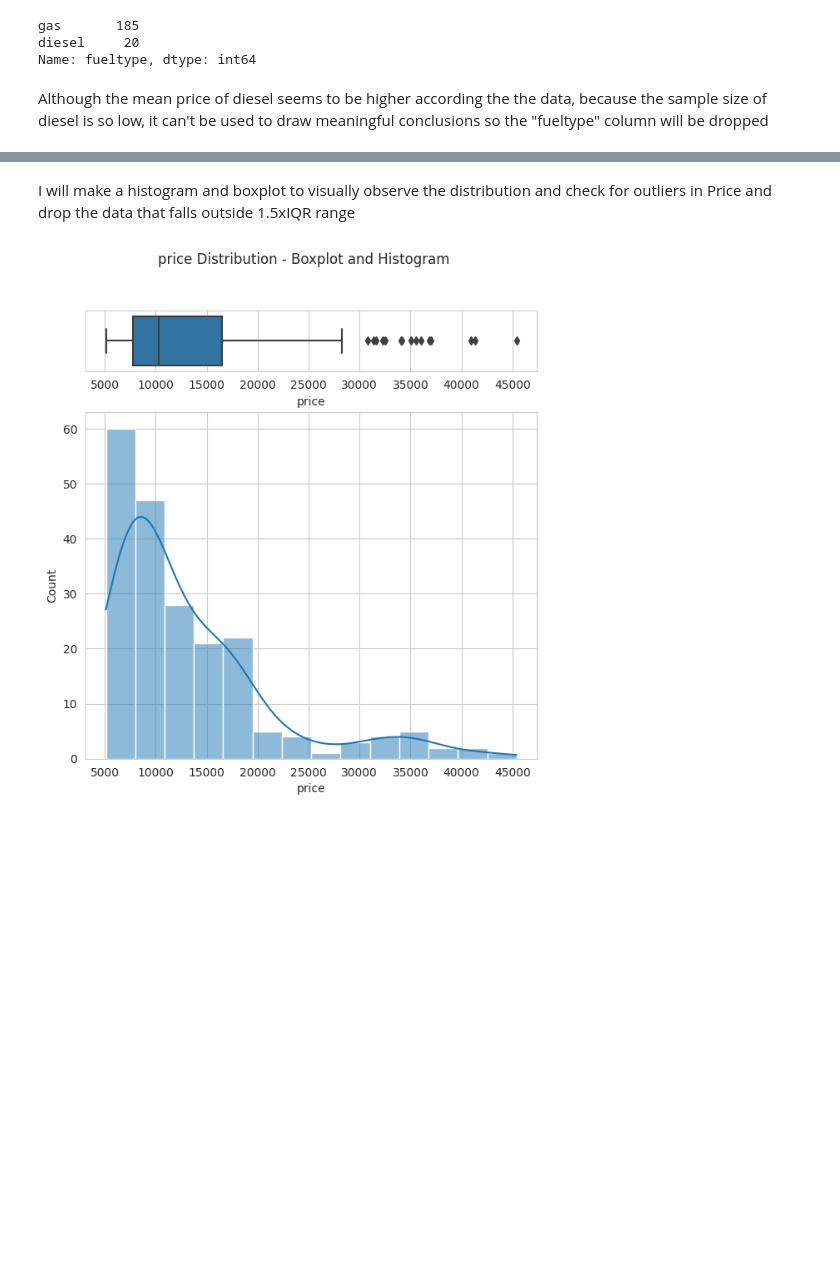
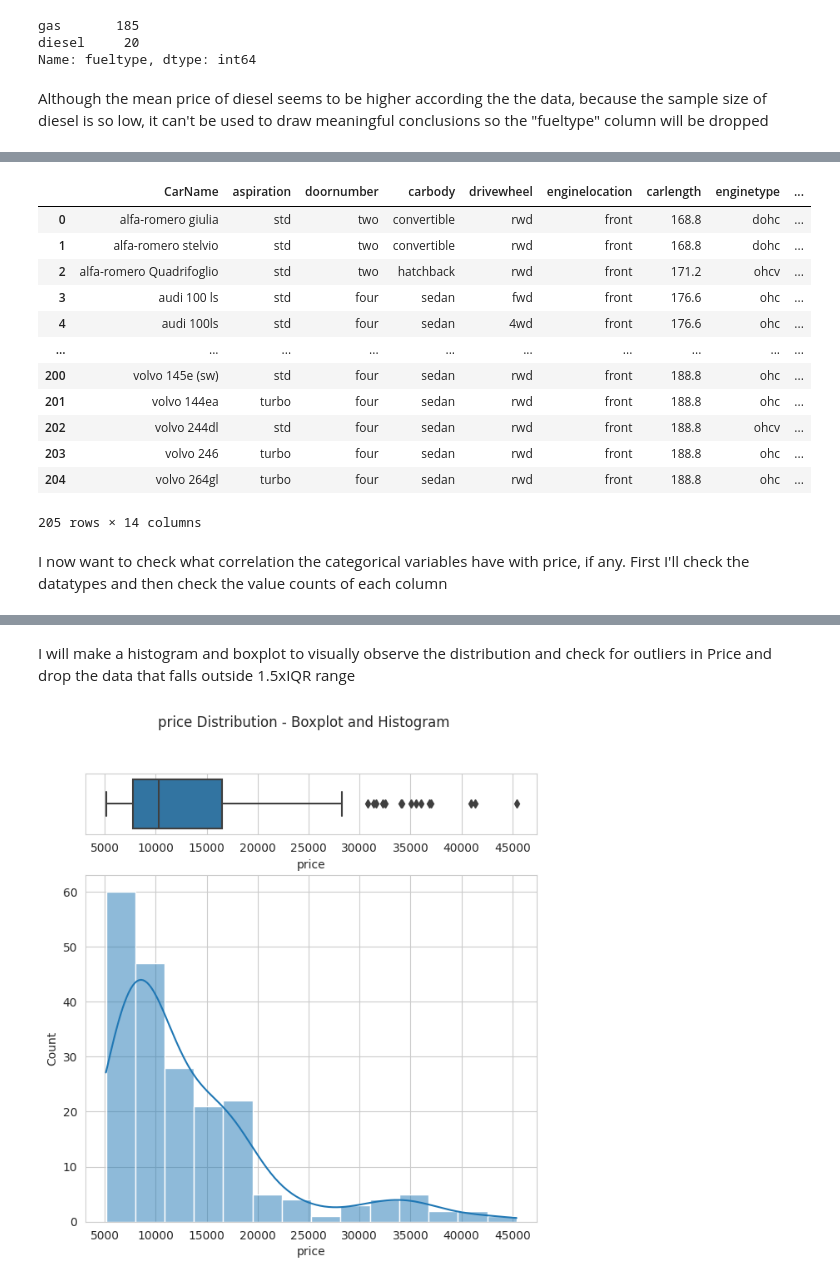
Before and after one commit to Tee-DataA/Hackathon1, a Jupyter notebook: jupyter_notebooks/Notebook_Template.ipynb, the cells around one changed output, grey strips where cells are left out. Saved outputs shown, nothing was run; the diff lists cells and outputs as text; code cells hidden in the pictures; blank space fills up the shorter version.

```diff
--- a/jupyter_notebooks/Notebook_Template.ipynb
+++ b/jupyter_notebooks/Notebook_Template.ipynb
@@ -191,0 +170,20 @@ Although the mean price of diesel seems to be higher according the the data, bec
+# %%
+# df PreProcessed
+df_pp = df.drop(columns=['fueltype','wheelbase','carwidth','carheight','curbweight','boreratio','stroke','compressionratio','peakrpm','highwaympg'])
+df_pp
+# %% [output]
+|  | CarName | aspiration | doornumber | carbody | drivewheel | enginelocation | carlength | enginetype | ... |
+| 0 | alfa-romero giulia | std | two | convertible | rwd | front | 168.8 | dohc | ... |
+| 1 | alfa-romero stelvio | std | two | convertible | rwd | front | 168.8 | dohc | ... |
+| 2 | alfa-romero Quadrifoglio | std | two | hatchback | rwd | front | 171.2 | ohcv | ... |
+| 3 | audi 100 ls | std | four | sedan | fwd | front | 176.6 | ohc | ... |
+| 4 | audi 100ls | std | four | sedan | 4wd | front | 176.6 | ohc | ... |
+| ... | ... | ... | ... | ... | ... | ... | ... | ... | ... |
+| 200 | volvo 145e (sw) | std | four | sedan | rwd | front | 188.8 | ohc | ... |
+| 201 | volvo 144ea | turbo | four | sedan | rwd | front | 188.8 | ohc | ... |
+| 202 | volvo 244dl | std | four | sedan | rwd | front | 188.8 | ohcv | ... |
+| 203 | volvo 246 | turbo | four | sedan | rwd | front | 188.8 | ohc | ... |
+| 204 | volvo 264gl | turbo | four | sedan | rwd | front | 188.8 | ohc | ... |
+205 rows × 14 columns
+# %% [markdown]
+I now want to check what correlation the categorical variables have with price, if any. First I'll check the datatypes and then check the value counts of each column
```
Also changed, not shown: parts of 22 cells of this notebook.
